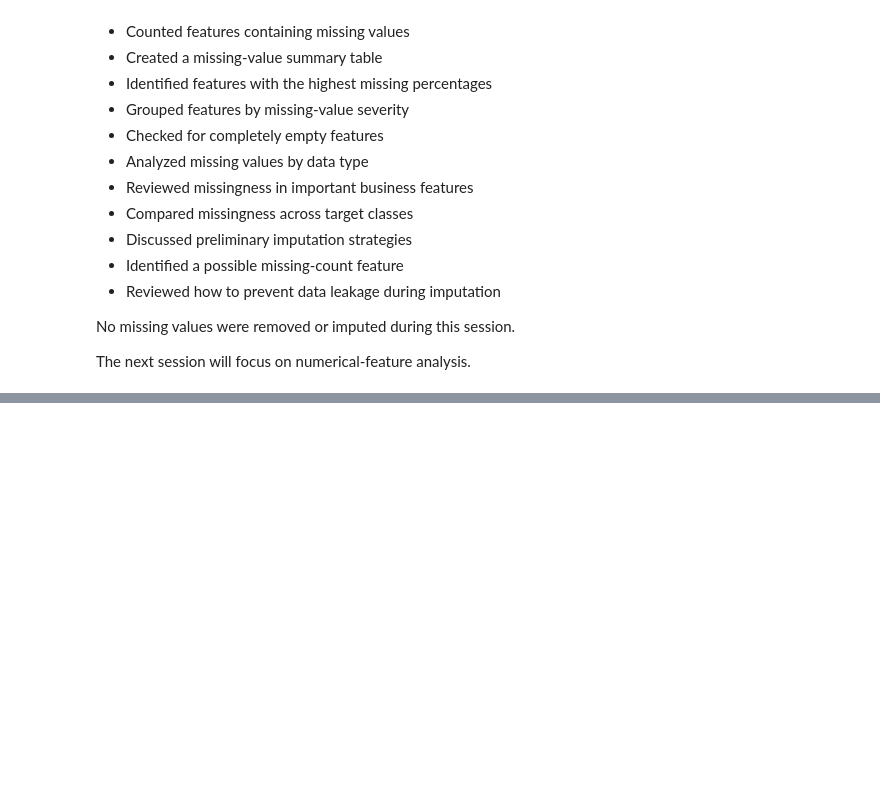
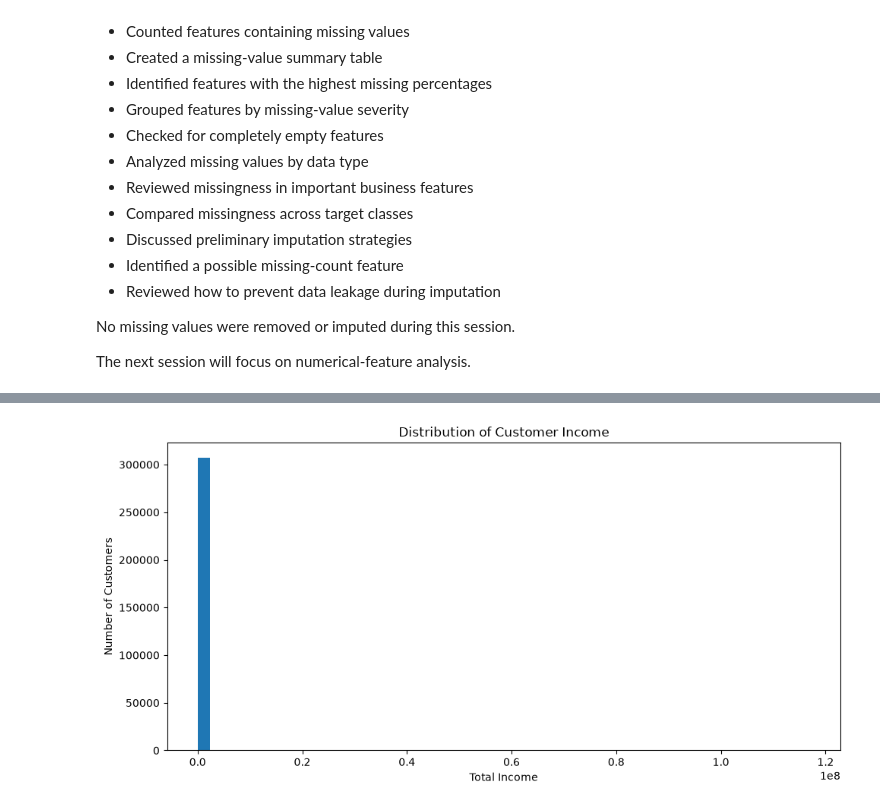
Before and after one commit to Abhilash0079/MachineLearningProjects, a Jupyter notebook: Loan_Default_Risk_Prediction/notebooks/01_EDA.ipynb, the cells around one changed output, grey strips where cells are left out. Drawn from its saved outputs; the diff is of its cells as text; code cells hidden in the pictures; blank space fills up the shorter version.

```diff
--- a/Loan_Default_Risk_Prediction/notebooks/01_EDA.ipynb
+++ b/Loan_Default_Risk_Prediction/notebooks/01_EDA.ipynb
@@ -1262,0 +1561,16 @@ The next session will focus on numerical-feature analysis.
+# %%
+fig, ax = plt.subplots(figsize=(10, 5))
+
+ax.hist(
+    df["AMT_INCOME_TOTAL"].dropna(),
+    bins=50,
+)
+
+ax.set_title("Distribution of Customer Income")
+ax.set_xlabel("Total Income")
+ax.set_ylabel("Number of Customers")
+
+plt.tight_layout()
+plt.show()
+# %% [output]
+[figure, added]
```
Also changed, not shown: parts of 76 cells of this notebook.
